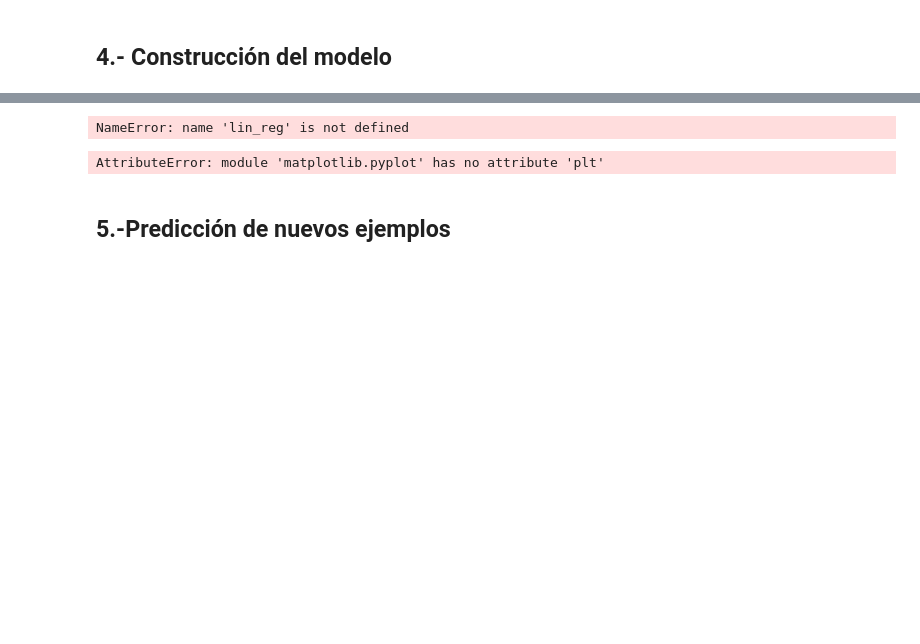
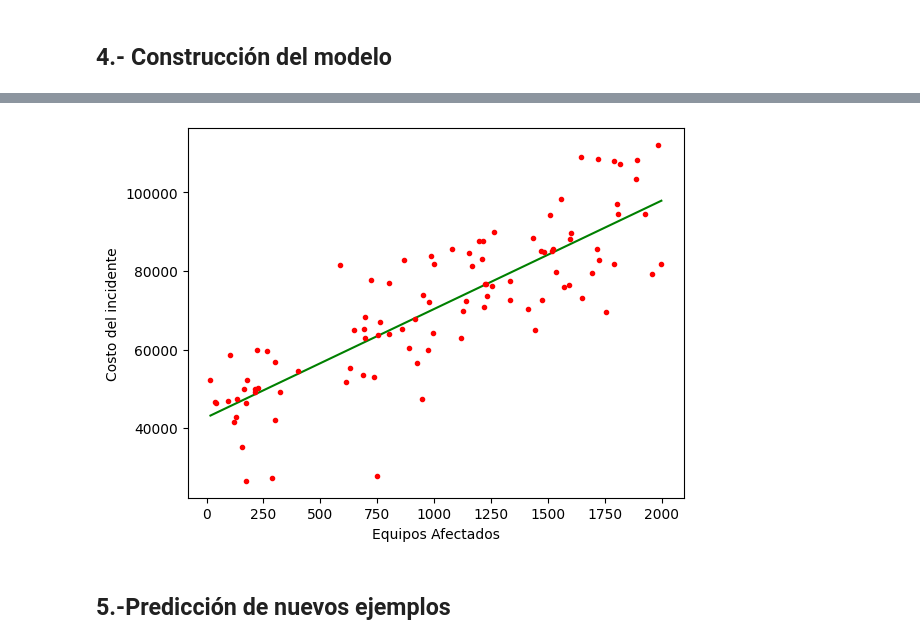
Before and after one commit to FRANCISCODANIEL03/Simulacion, a Jupyter notebook: Regresion_Lineal.ipynb, the cells around one changed output, grey strips where cells are left out. Saved outputs shown, nothing was run; the diff lists cells and outputs as text; code cells hidden in the pictures; blank space fills up the shorter version.

```diff
--- a/Regresion_Lineal.ipynb
+++ b/Regresion_Lineal.ipynb
@@ -112,18 +110,16 @@ NameError: name 'lin_reg' is not defined
 # %%
 # Prediicción para el valor minimo y maximo del DataSet
-x_min_max = np.array([[df["No_Equipos_Afectados"].min()],[df["No_Equipos_Afectados"].max]])
+x_min_max = np.array([[df["No_Equipos_Afectados"].min()],[df["No_Equipos_Afectados"].max()]])
 y_train_pred = lin_reg.predict(x_min_max)
-# %% [output]
-NameError: name 'lin_reg' is not defined
 # %%
 # Representacion grefica de la funcion de hipotesis generada
-plt.plt(x_min_max, y_train_pred, "g-")
+plt.plot(x_min_max, y_train_pred, "g-")
 plt.plot(df["No_Equipos_Afectados"], df["Costo"], "r.")
 plt.xlabel("Equipos Afectados")
 plt.ylabel("Costo del incidente")
 plt.show()
 # %% [output]
-AttributeError: module 'matplotlib.pyplot' has no attribute 'plt'
+[figure, added]
 # %% [markdown]
 ## 5.-Predicción de nuevos ejemplos
 # %%
```
Also changed, not shown: parts of 11 cells of this notebook.
